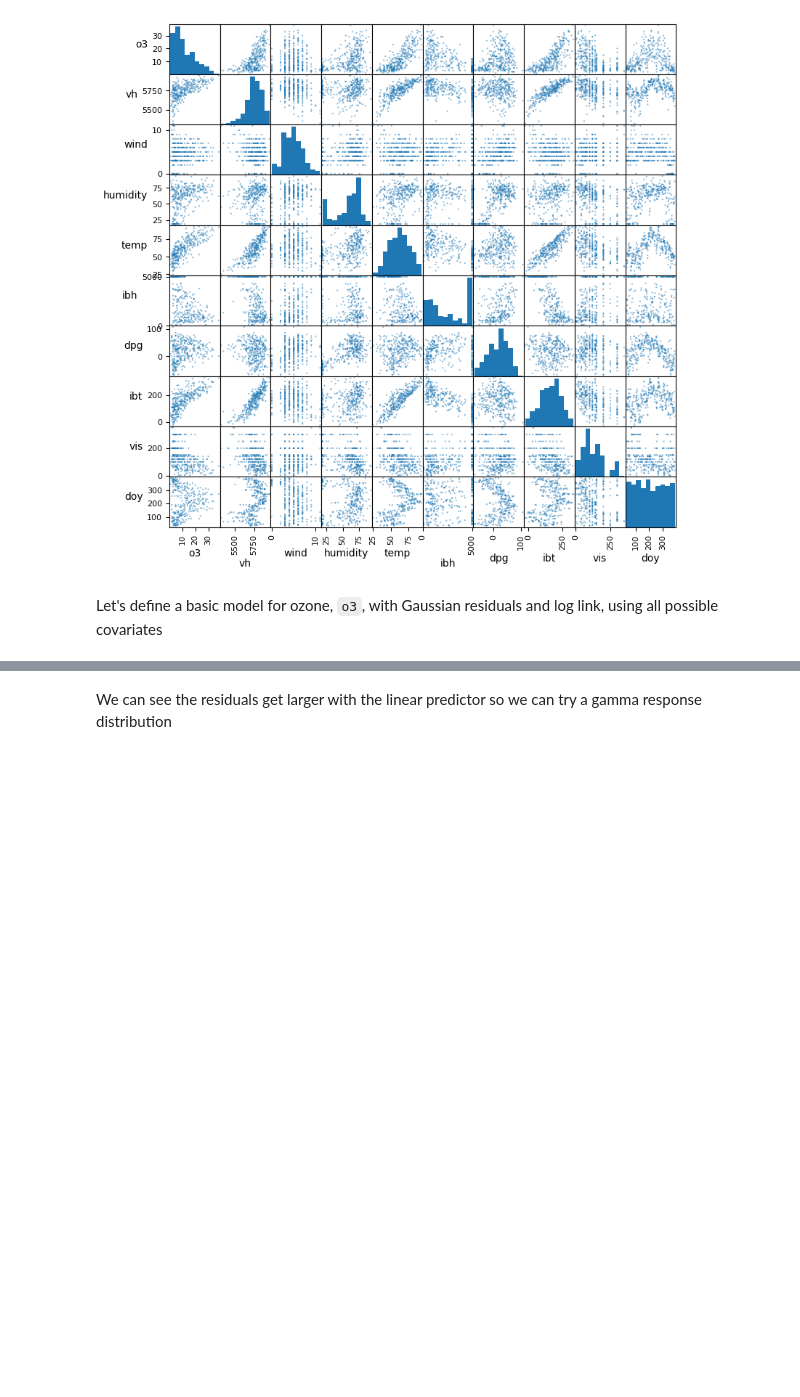
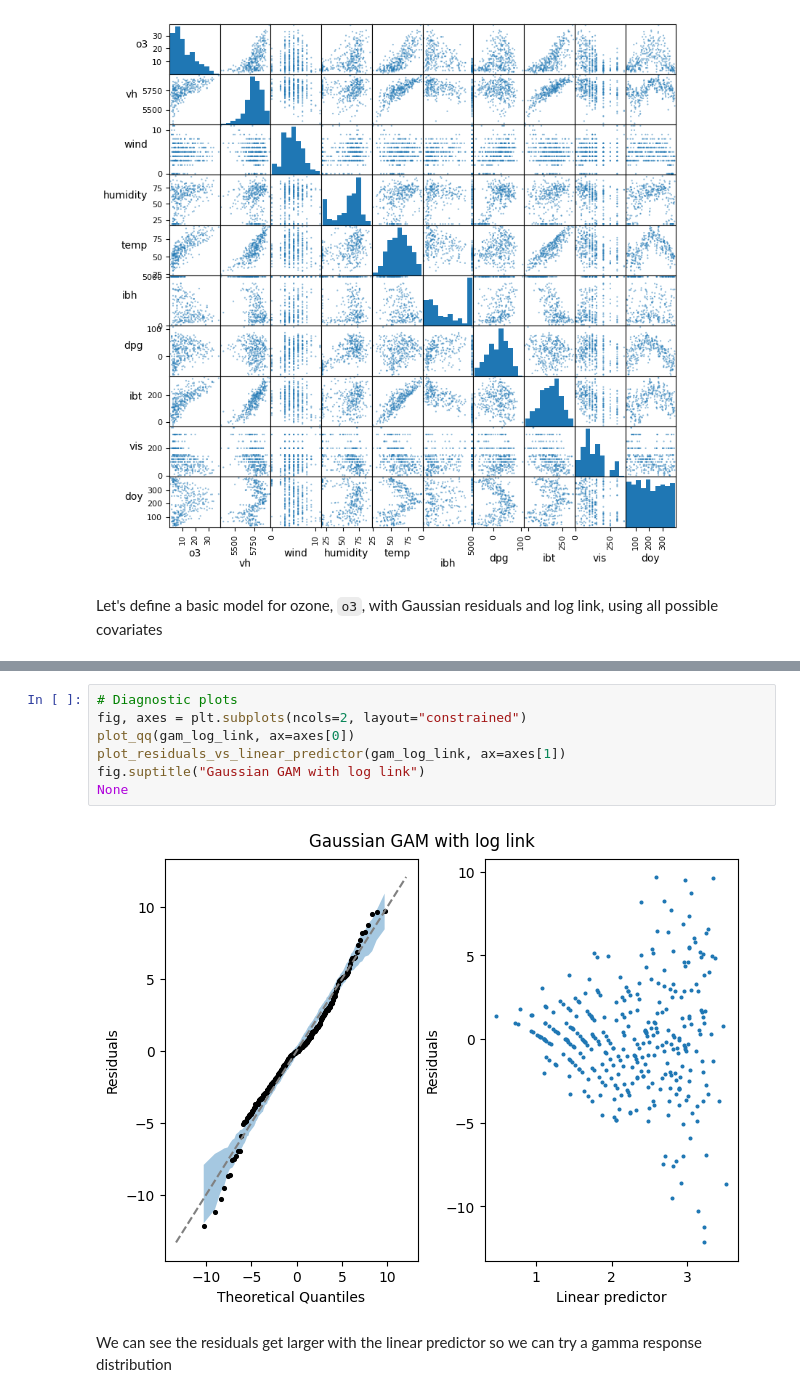
Before and after one commit to danielward27/pymgcv, a Jupyter notebook: docs/examples/ozone.ipynb, the cells around one changed output, grey strips where cells are left out. Saved outputs shown, nothing was run; the diff lists cells and outputs as text; blank space fills up the shorter version.

```diff
--- a/docs/examples/ozone.ipynb
+++ b/docs/examples/ozone.ipynb
@@ -52,3 +43,12 @@ fig.show()
+# %%
+# Diagnostic plots
+fig, axes = plt.subplots(ncols=2, layout="constrained")
+plot_qq(gam_log_link, ax=axes[0])
+plot_residuals_vs_linear_predictor(gam_log_link, ax=axes[1])
+fig.suptitle("Gaussian GAM with log link")
+None
+# %% [output]
+[figure, added]
 # %% [markdown]
 We can see the residuals get larger with the linear predictor so we can try a gamma response distribution
 # %%
```
Also changed, not shown: parts of 2 cells of this notebook, 10 other files.
